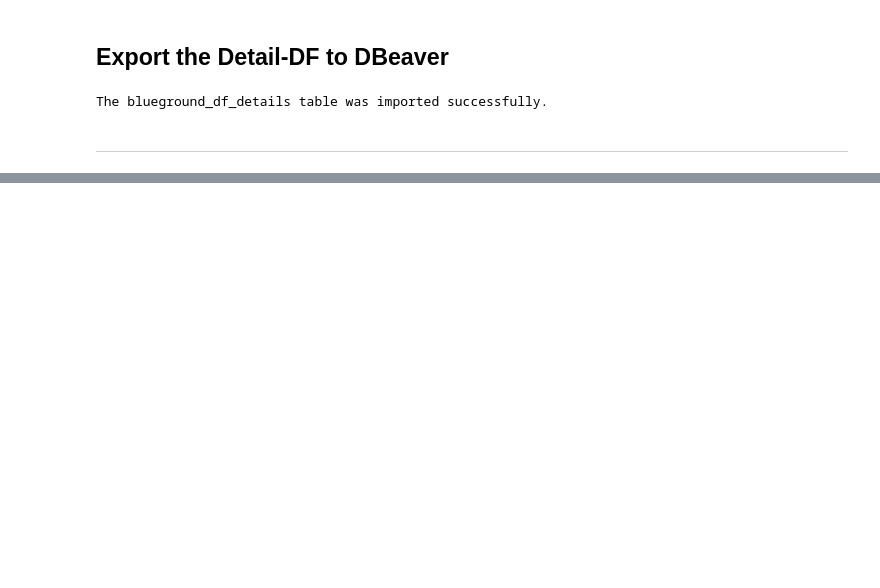
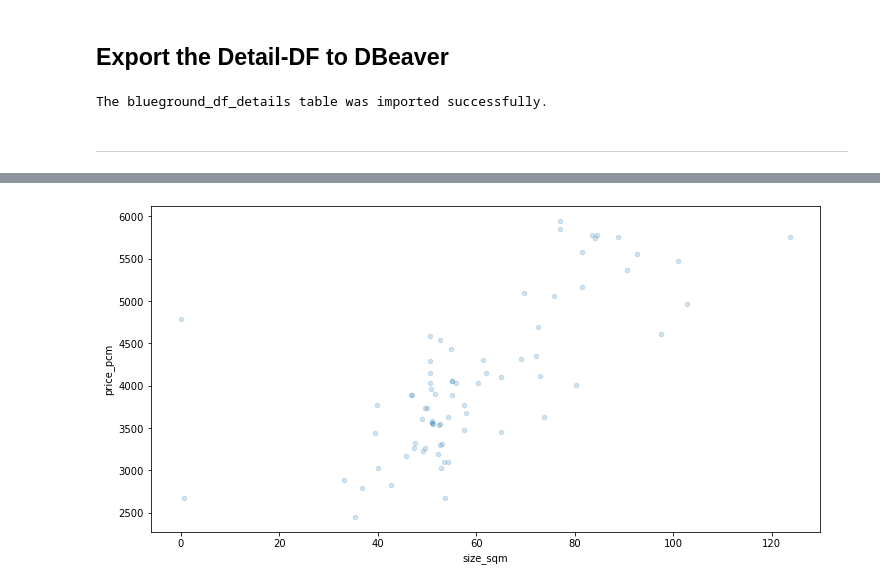
Before and after one commit to capstone-jmrs/capstone-proptech-repo, a Jupyter notebook: blueground_clean_markus.ipynb, the cells around one changed output, grey strips where cells are left out. Cells and saved outputs as stored; diff of their text form; code cells hidden in the pictures; blank space fills up the shorter version.

```diff
--- a/blueground_clean_markus.ipynb
+++ b/blueground_clean_markus.ipynb
@@ -608,0 +1253,4 @@ The blueground_df_details table was imported successfully.
+# %%
+plot_df.plot(kind='scatter', x='size_sqm', y='price_pcm', alpha=0.2, colormap='viridis', figsize=(12,6));
+# %% [output]
+[figure, added]
```
Also changed, not shown: parts of 103 cells of this notebook.
